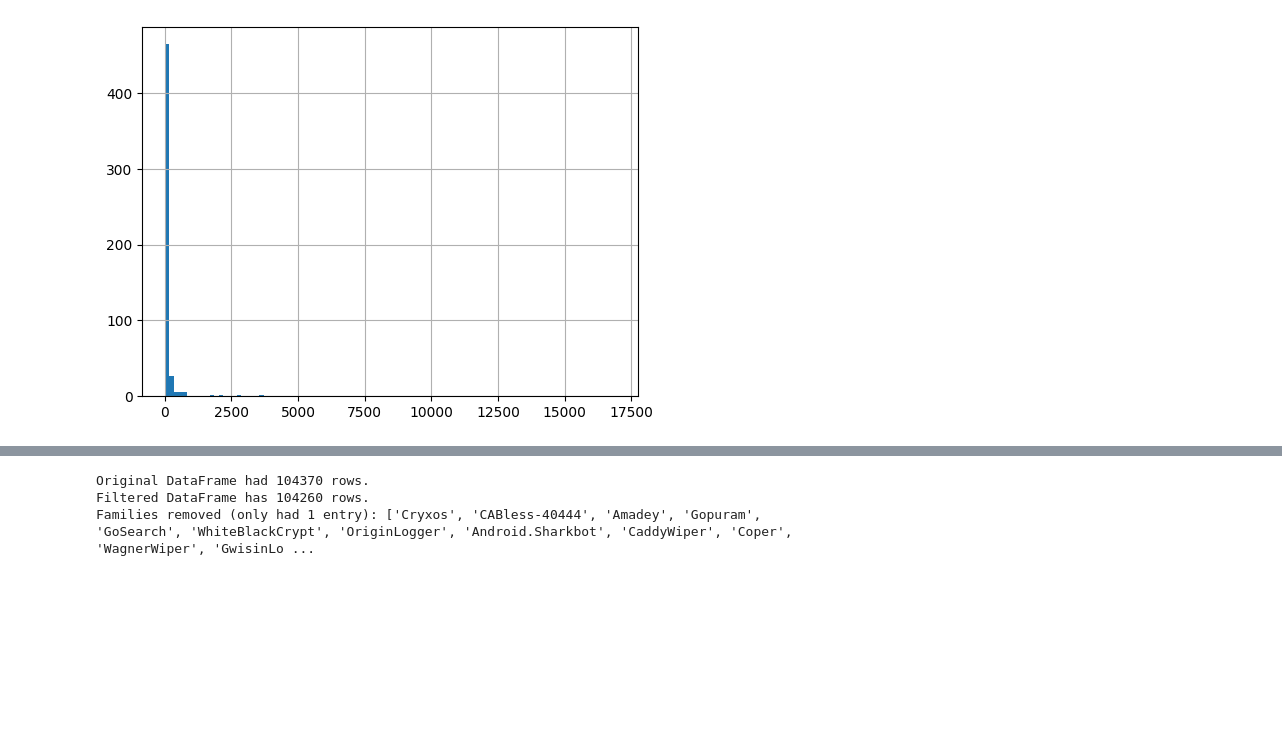
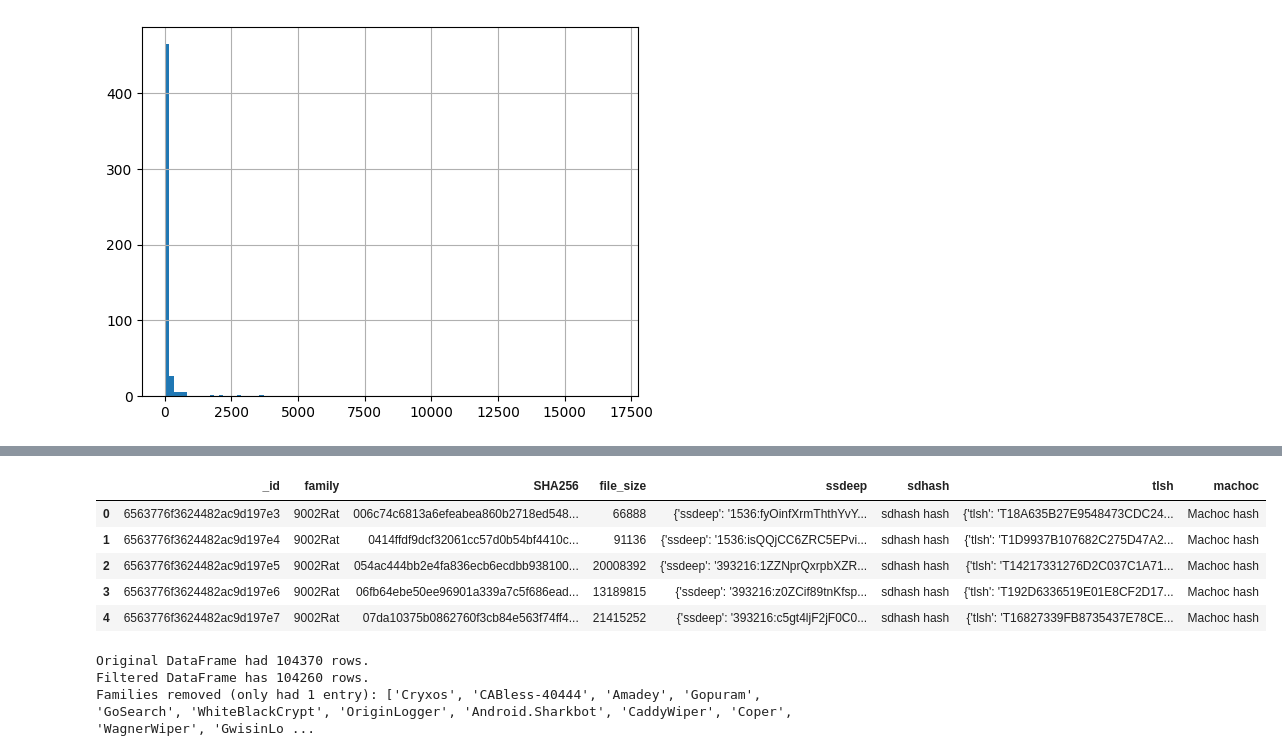
Before and after one commit to edizeqiri/obstkorb, a Jupyter notebook: Testing_Framework/Malware.ipynb, the cells around one changed output, grey strips where cells are left out. Drawn from its saved outputs; the diff is of its cells as text; code cells hidden in the pictures; blank space fills up the shorter version.

```diff
--- a/Testing_Framework/Malware.ipynb
+++ b/Testing_Framework/Malware.ipynb
@@ -40,3 +24,12 @@ malware_filtered
+# %%
+df.head()
+# %% [output]
+|  | _id | family | SHA256 | file_size | ssdeep | sdhash | tlsh | machoc |
+| 0 | 6563776f3624482ac9d197e3 | 9002Rat | 006c74c6813a6efeabea860b2718ed548... | 66888 | {'ssdeep': '1536:fyOinfXrmThthYvY... | sdhash hash | {'tlsh': 'T18A635B27E9548473CDC24... | Machoc hash |
+| 1 | 6563776f3624482ac9d197e4 | 9002Rat | 0414ffdf9dcf32061cc57d0b54bf4410c... | 91136 | {'ssdeep': '1536:isQQjCC6ZRC5EPvi... | sdhash hash | {'tlsh': 'T1D9937B107682C275D47A2... | Machoc hash |
+| 2 | 6563776f3624482ac9d197e5 | 9002Rat | 054ac444bb2e4fa836ecb6ecdbb938100... | 20008392 | {'ssdeep': '393216:1ZZNprQxrpbXZR... | sdhash hash | {'tlsh': 'T14217331276D2C037C1A71... | Machoc hash |
+| 3 | 6563776f3624482ac9d197e6 | 9002Rat | 06fb64ebe50ee96901a339a7c5f686ead... | 13189815 | {'ssdeep': '393216:z0ZCif89tnKfsp... | sdhash hash | {'tlsh': 'T192D6336519E01E8CF2D17... | Machoc hash |
+| 4 | 6563776f3624482ac9d197e7 | 9002Rat | 07da10375b0862760f3cb84e563f74ff4... | 21415252 | {'ssdeep': '393216:c5gt4ljF2jF0C0... | sdhash hash | {'tlsh': 'T16827339FB8735437E78CE... | Machoc hash |
 # %%
 original_count = df.shape[0]
 
```
Also changed, not shown: parts of 11 cells of this notebook, 1 other file.
